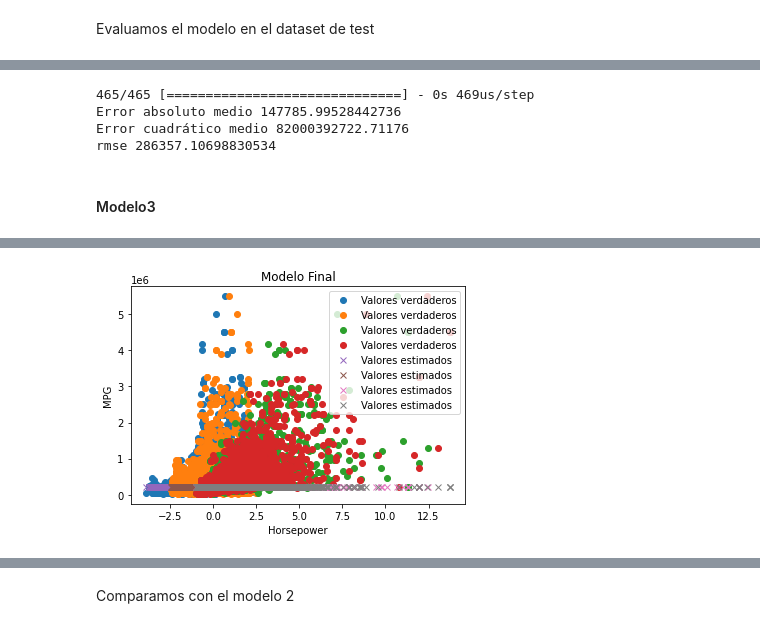
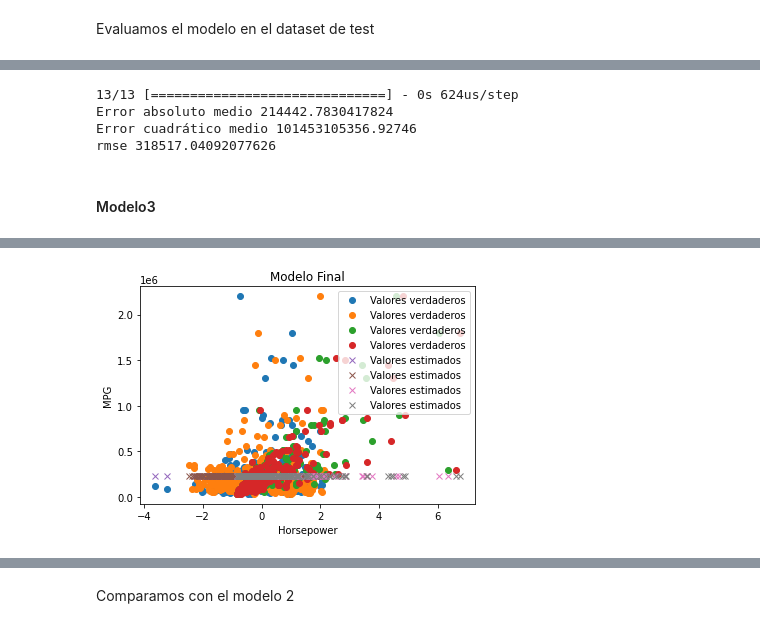
Before and after one commit to iankvdh/Organizacion-de-Datos-2C2022-GRUPO22, a Jupyter notebook: 7506R_TP2_GRUPO22_ENTREGA_N1.ipynb, the cells around one changed output, grey strips where cells are left out. Drawn from its saved outputs; the diff is of its cells as text; code cells hidden in the pictures.

```diff
--- a/7506R_TP2_GRUPO22_ENTREGA_N1.ipynb
+++ b/7506R_TP2_GRUPO22_ENTREGA_N1.ipynb
@@ -79,6 +79,10 @@ viviendas_caba_encoded.head(2)
 | 1 | 2021-05-20 | 2021-06-05 | -34.546991 | -58.478553 | 37 | 1 | 2.0 | 1.0 | ... |
 # %%
 dataset_trabajo=viviendas_caba_encoded[['latitud', 'longitud', 'barrio','property_type','property_rooms', 'property_bedrooms', 'property_surface_total', 'property_surface_covered', 'property_price']]
+
+
+#A BORRAR
+dataset_trabajo = dataset_trabajo[:2000]
 # %%
 dataset_trabajo.head()
 # %% [output]
@@ -226,7 +230,7 @@ Non-trainable params: 0
 _________________________________________________________________
 # %%
 modelo2.compile(
-  optimizer=keras.optimizers.SGD(learning_rate=0.001),
+  optimizer=keras.optimizers.Nadam(learning_rate=0.001),
   loss='mse',
   # metricas para ir calculando en cada iteracion o batch
   metrics=['mae'],
@@ -262,10 +266,10 @@ print(f"Error absoluto medio {mae}")
 print(f"Error cuadrático medio {mse}")
 print(f"rmse {mse**(1/2)}")
 # %% [output]
-465/465 [==============================] - 0s 469us/step
-Error absoluto medio 147785.99528442736
-Error cuadrático medio 82000392722.71176
-rmse 286357.10698830534
+13/13 [==============================] - 0s 624us/step
+Error absoluto medio 214442.7830417824
+Error cuadrático medio 101453105356.92746
+rmse 318517.04092077626
 # %% [markdown]
 #### Modelo3
 # %%
@@ -282,7 +286,7 @@ modelo3 = keras.Sequential([
     keras.layers.Dense(d_out, )])
 
 modelo3.compile(
-  optimizer=keras.optimizers.SGD(learning_rate=0.001),
+  optimizer=keras.optimizers.SGD(learning_rate=0.1),
   loss='mse',
   # metricas para ir calculando en cada iteracion o batch
   metrics=['mae'],
@@ -296 +300 @@ plot_regression(modelo3,x_test_transform,y_test,title=f"Modelo Final",xlabel="Ho
-[figure, old version]
+[figure, new version]
```
Also changed, not shown: parts of 16 cells of this notebook.
